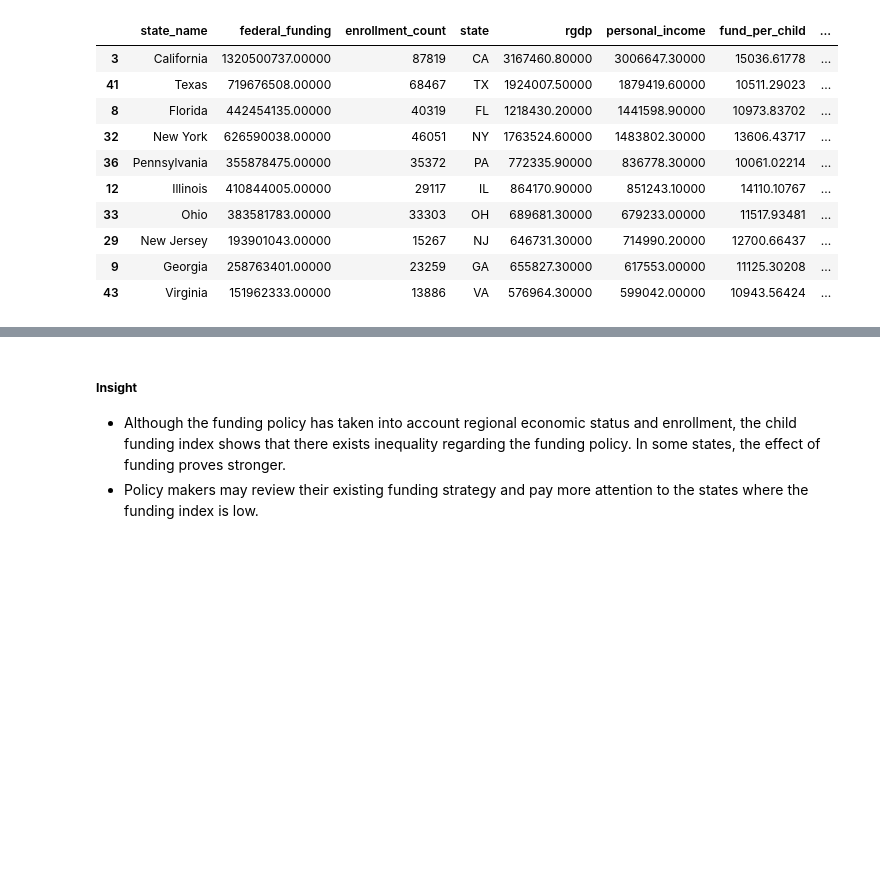
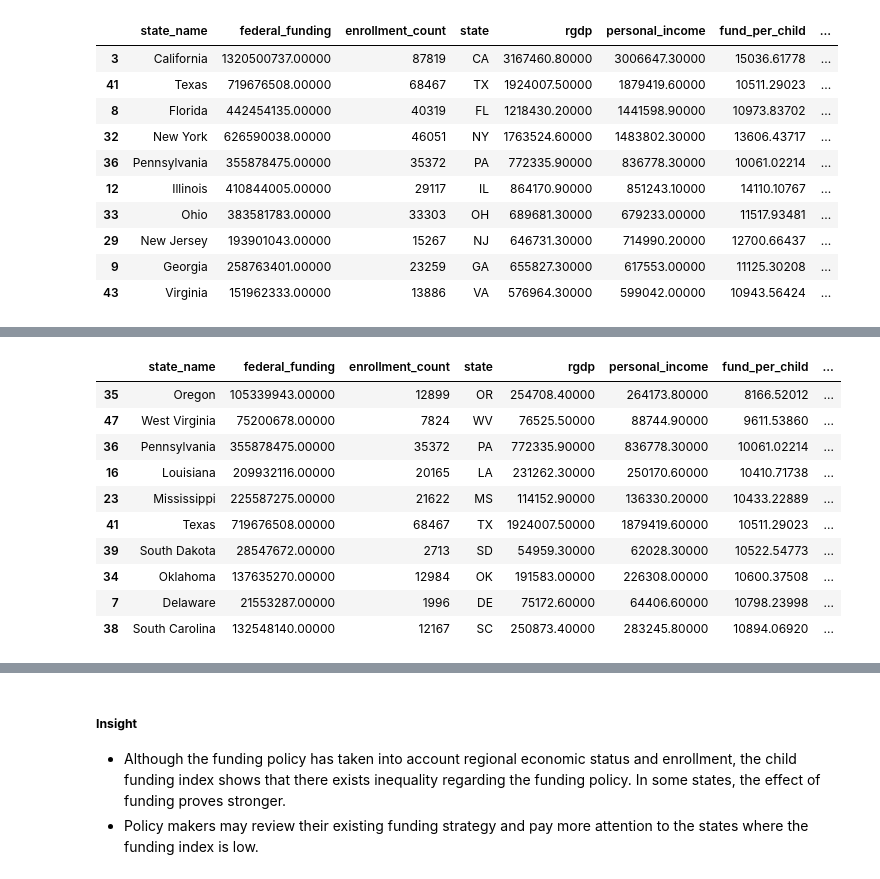
Before and after one commit to AGA-Datathon-2023/Dataminers, a Jupyter notebook: analysis_submission.ipynb, the cells around one changed output, grey strips where cells are left out. Cells and saved outputs as stored; diff of their text form; code cells hidden in the pictures; blank space fills up the shorter version.

```diff
--- a/analysis_submission.ipynb
+++ b/analysis_submission.ipynb
@@ -149,0 +166,14 @@ df.sort_values('funding_index', ascending=True).head(10)
+# %%
+df.sort_values('fund_per_child', ascending=True).head(10)
+# %% [output]
+|  | state_name | federal_funding | enrollment_count | state | rgdp | personal_income | fund_per_child | ... |
+| 35 | Oregon | 105339943.00000 | 12899 | OR | 254708.40000 | 264173.80000 | 8166.52012 | ... |
+| 47 | West Virginia | 75200678.00000 | 7824 | WV | 76525.50000 | 88744.90000 | 9611.53860 | ... |
+| 36 | Pennsylvania | 355878475.00000 | 35372 | PA | 772335.90000 | 836778.30000 | 10061.02214 | ... |
+| 16 | Louisiana | 209932116.00000 | 20165 | LA | 231262.30000 | 250170.60000 | 10410.71738 | ... |
+| 23 | Mississippi | 225587275.00000 | 21622 | MS | 114152.90000 | 136330.20000 | 10433.22889 | ... |
+| 41 | Texas | 719676508.00000 | 68467 | TX | 1924007.50000 | 1879419.60000 | 10511.29023 | ... |
+| 39 | South Dakota | 28547672.00000 | 2713 | SD | 54959.30000 | 62028.30000 | 10522.54773 | ... |
+| 34 | Oklahoma | 137635270.00000 | 12984 | OK | 191583.00000 | 226308.00000 | 10600.37508 | ... |
+| 7 | Delaware | 21553287.00000 | 1996 | DE | 75172.60000 | 64406.60000 | 10798.23998 | ... |
+| 38 | South Carolina | 132548140.00000 | 12167 | SC | 250873.40000 | 283245.80000 | 10894.06920 | ... |
```
Also changed, not shown: parts of 8 cells of this notebook, 1 other file.
